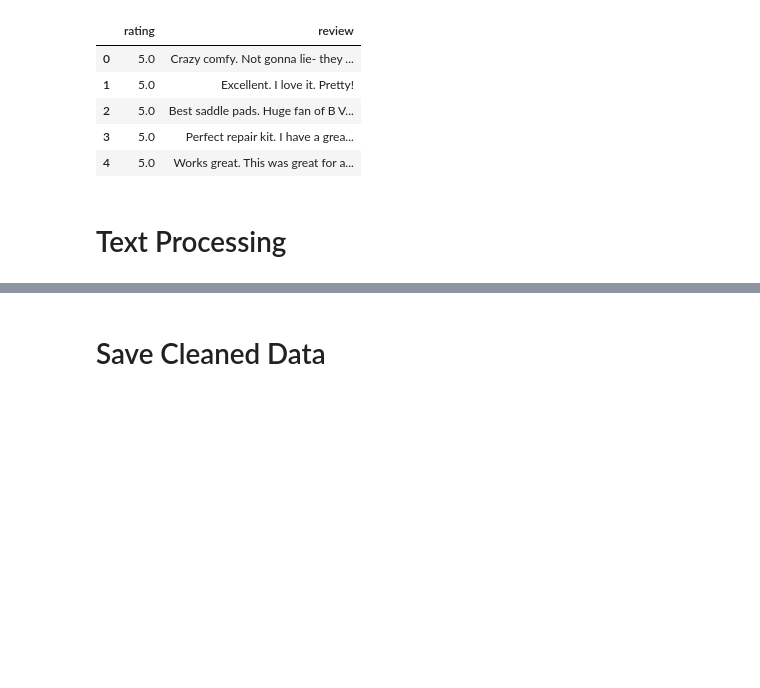
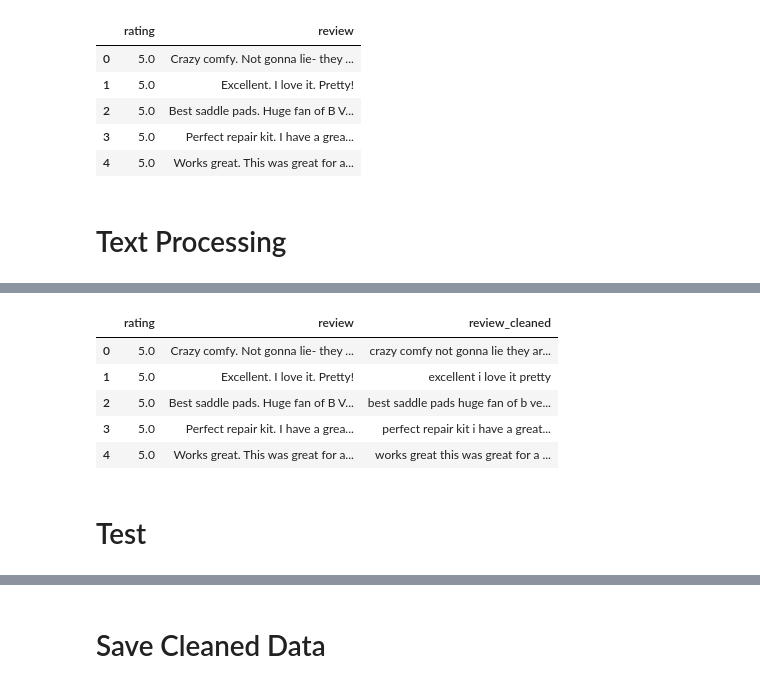
Before and after one commit to learninq/Master-Thesis-Sentiment-Analysis, a Jupyter notebook: 01.sentiment_analysis_dev.ipynb, the cells around one changed output, grey strips where cells are left out. Cells and saved outputs as stored; diff of their text form; code cells hidden in the pictures; blank space fills up the shorter version.

Commit message:
checkpoint: test spacy performance with many cases

```diff
--- a/01.sentiment_analysis_dev.ipynb
+++ b/01.sentiment_analysis_dev.ipynb
@@ -48,13 +72,13 @@ first_review
   'verified_purchase': True}]
 # %%
 def read_reviews():
-    temp = []
-    with open(data_path, 'r') as fs:
-        for line in fs:
-            json_text = json.loads(line.strip())
-            temp.append((json_text["title"], json_text["text"], json_text["rating"]))
+  records = []
+  with open(data_path, 'r') as fs:
+    for line in fs:
+      json_text = json.loads(line.strip())
+      records.append((json_text["title"], json_text["text"], json_text["rating"]))
 
-    return pd.DataFrame(temp, columns =["review_title", "review_text", "rating"])
+  return pd.DataFrame(records, columns =["review_title", "review_text", "rating"])
 # %%
 %%time
 df = read_reviews()
@@ -150,5 +176,6 @@ nlp = spacy.load("en_core_web_sm", disable=["parser", "ner"])
 # %%
 def clean_review(document):
-    document = document.lower().translate(str.maketrans('', '', string.punctuation))
-    tokens = [token.lemma_ for token in nlp(document) if len(token.lemma_) >= 3 and not token.is_stop]
-    return " ".join(tokens)
+  return document.lower().translate(str.maketrans('', '', string.punctuation))
+# %%
+%%time
+df["review_cleaned"] = df["review"].apply(clean_review)
@@ -154,0 +198,11 @@ def clean_review(document):
+# %%
+df.head()
+# %% [output]
+|  | rating | review | review_cleaned |
+| 0 | 5.0 | Crazy comfy. Not gonna lie- they ... | crazy comfy not gonna lie they ar... |
+| 1 | 5.0 | Excellent. I love it. Pretty! | excellent i love it pretty |
+| 2 | 5.0 | Best saddle pads. Huge fan of B V... | best saddle pads huge fan of b ve... |
+| 3 | 5.0 | Perfect repair kit. I have a grea... | perfect repair kit i have a great... |
+| 4 | 5.0 | Works great. This was great for a... | works great this was great for a ... |
+# %% [markdown]
+# Test
```
Also changed, not shown: parts of 71 cells of this notebook.
